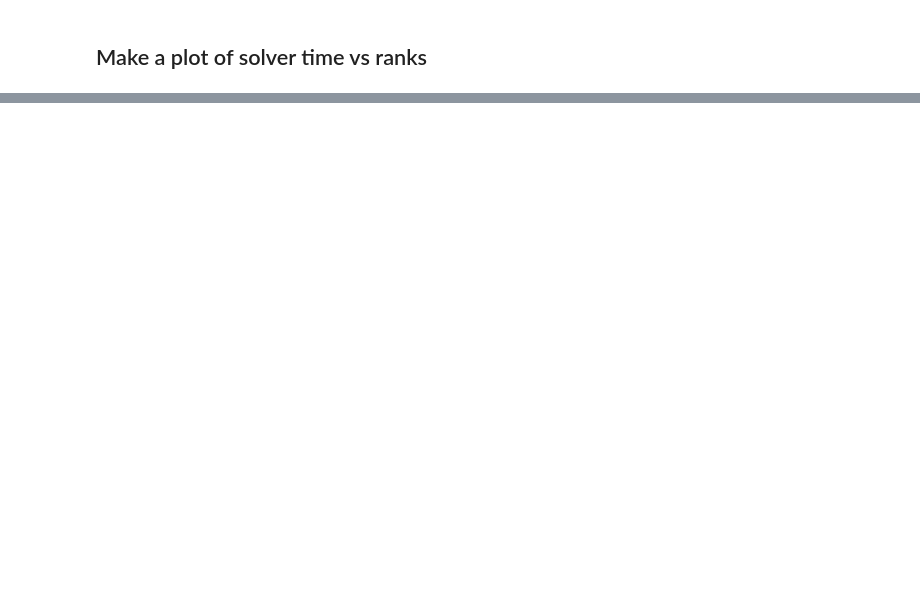
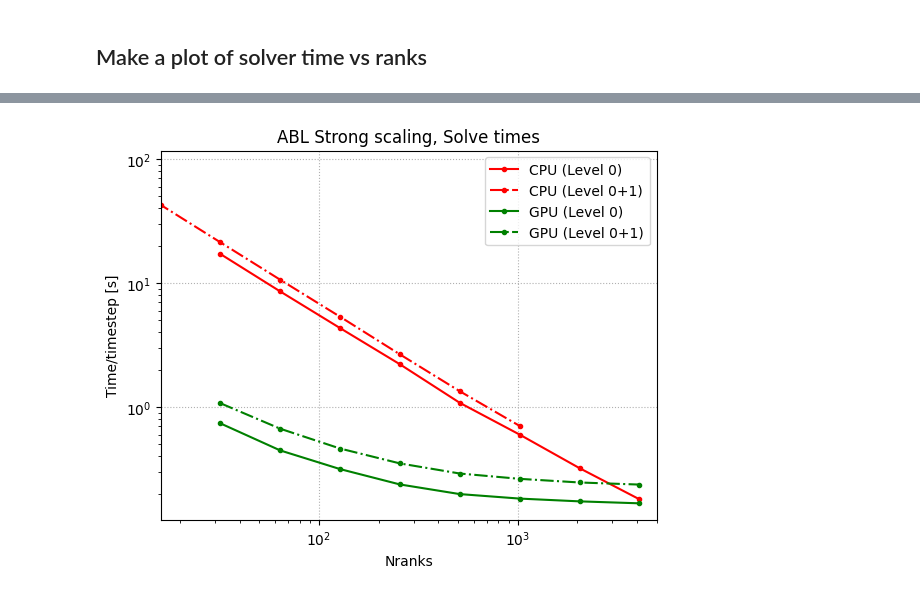
Before and after one commit to lawrenceccheung/ALCC_Frontier_WindFarm, a Jupyter notebook: precursor/scaling/Baseline_level0_CPUGPU.ipynb, the cells around one changed output, grey strips where cells are left out. Saved outputs shown, nothing was run; the diff lists cells and outputs as text; code cells hidden in the pictures; blank space fills up the shorter version.

```diff
--- a/precursor/scaling/Baseline_level0_CPUGPU.ipynb
+++ b/precursor/scaling/Baseline_level0_CPUGPU.ipynb
@@ -244,0 +278,27 @@ plt.legend()
+# %%
+CPUranks, CPUsolvetimes = getRanksTimes(CPUcaselist)
+plt.loglog(np.array(CPUranks), CPUsolvetimes, '.-', color='r', label='CPU (Level 0)')
+
+L01CPUranks, L01CPUsolvetimes = getRanksTimes(Level01_CPUcaselist)
+plt.loglog(np.array(L01CPUranks), L01CPUsolvetimes, '.-.', color='r', label='CPU (Level 0+1)')
+
+GPUranks, GPUsolvetimes = getRanksTimes(GPUcaselist)
+plt.loglog(np.array(GPUranks), GPUsolvetimes, '.-', color='g', label='GPU (Level 0)')
+
+#BGPUranks, BGPUsolvetimes = getRanksTimes(BLCKMAXGRID_GPUcaselist)
+#plt.loglog(np.array(BGPUranks), BGPUsolvetimes, '.--', color='g', label='GPU (Block/Max)')
+
+#GAMPIranks, GAMPIsolvetimes = getRanksTimes(GAMPI_GPUcaselist)
+#plt.loglog(np.array(GAMPIranks), GAMPIsolvetimes, '.:', color='g', label='GPU Aware MPI')
+
+L01GPUranks, L01GPUsolvetimes = getRanksTimes(Level01_GPUcaselist)
+plt.loglog(np.array(L01GPUranks), L01GPUsolvetimes, '.-.', color='g', label='GPU (Level 0+1)')
+
+plt.ylabel('Time/timestep [s]')
+plt.xlabel('Nranks')
+plt.xlim([16, 5000])
+plt.title('ABL Strong scaling, Solve times')
+plt.legend()
+plt.grid(ls=':')
+# %% [output]
+[figure, added]
```
Also changed, not shown: parts of 3 cells of this notebook, 5 other files.
